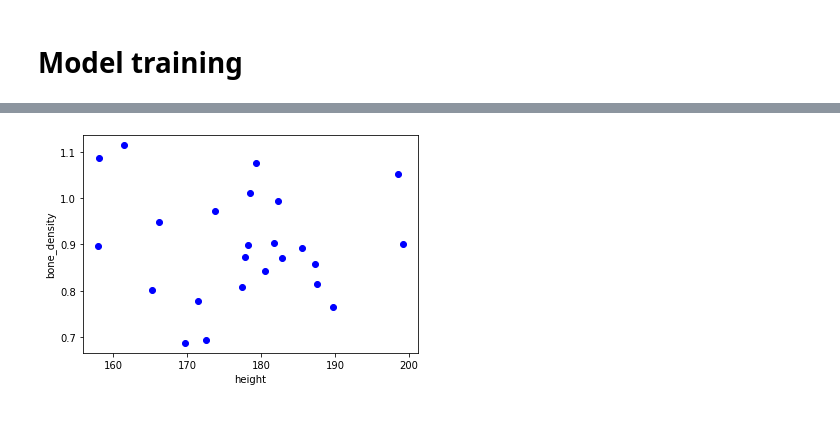
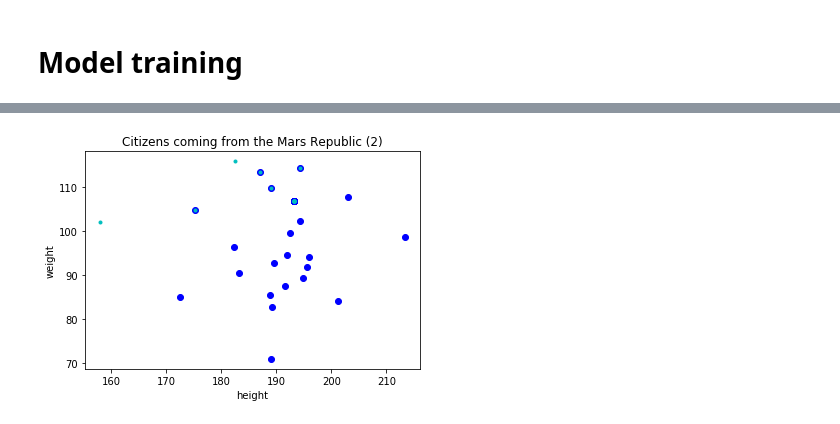
Before and after one commit to MCCiupek/bootcamp_ML, a Jupyter notebook: Module03/ex07/mono_log.ipynb, the cells around one changed output, grey strips where cells are left out. Cells and saved outputs as stored; diff of their text form; code cells hidden in the pictures.

```diff
--- a/Module03/ex07/mono_log.ipynb
+++ b/Module03/ex07/mono_log.ipynb
@@ -104,5 +93,9 @@ array([0., 0., 0., 0., 1., 0., 0., 0., 0., 0., 0., 0., 0., 1., 0., 0., 0.,
 x_train, x_test, y_train, y_test = data_spliter(np_x, np_y, 0.8, True)
 y_train = y_train
 y_test = y_test
+idx_train = x_train[:,1]
+idx_test = x_test[:,1]
+x_train = x_train[:,1:]
+x_test = x_test[:,1:]
 x_train.shape, x_test.shape, y_train.shape, y_test.shape
 # %% [output]
@@ -129,5 +105,4 @@ salut
 # %%
 alpha=0.001
 max_iter=10000
-theta = np.ones(4).reshape(-1, 1)
-theta
+theta = np.zeros(x_train.shape[1] + 1).reshape(-1, 1)
@@ -139,9 +109,8 @@ array([[1.],
 # %%
-lm = MyLR(theta, alpha=0.001, max_iter=10000)
-lm.fit_(x_train[:,1:], y_train)
-y_pred = lm.predict_(x_train[:,1:])
-mse = lm.loss_(x_train[:,1:], y_train)
-lm.predict_(x_train[:,1:])
+lm = MyLR(theta, alpha=alpha, max_iter=max_iter)
+lm.fit_(x_train, y_train)
+y_pred = lm.predict_(x_train)
+mse = lm.loss_(x_train, y_train)
 # %%
 mse
 # %% [output]
@@ -201,9 +125,8 @@ plt.show()
-# %%
-plt.plot(X[np.where(Y==1),0], X[np.where(Y==1),2], 'o', color='b', label="Origin")
-plt.plot(X[np.where(y_pred>.9),0], X[np.where(y_pred>.9),2], '.', color='c', label="Prediction")
-plt.xlabel(x.columns[1])
-plt.ylabel(x.columns[3])
-#plt.legend()
-plt.show()
-# %% [output]
-[figure, removed]
+# %%
+plt.title("Citizens coming from the {0} ({1})".format(areas[zipcode], zipcode))
+plot(X=x_train,
+     x1=0, x2=1,
+     y=y_train, y_hat=y_pred,
+     labels=x.columns[1:], colors=['b', 'c'], threshold=.5)
+# %% [output]
+[figure, added]
```
Also changed, not shown: parts of 24 cells of this notebook, 1 other file.
